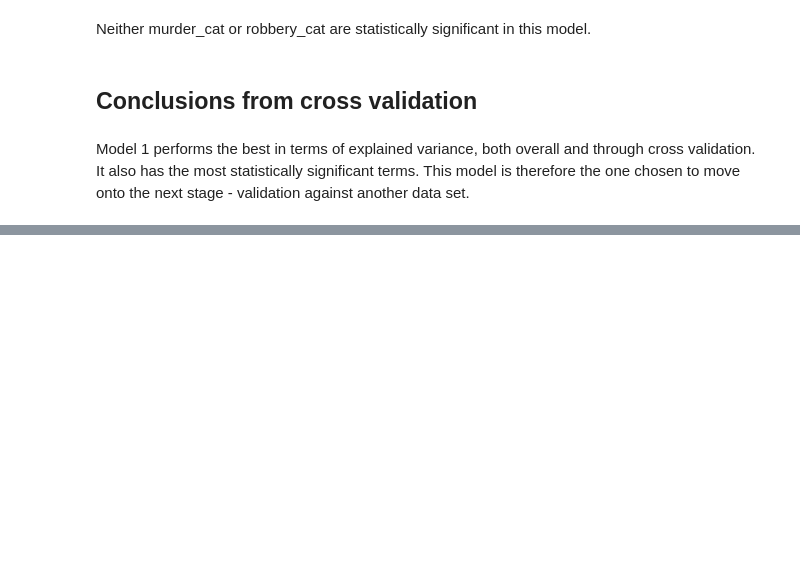
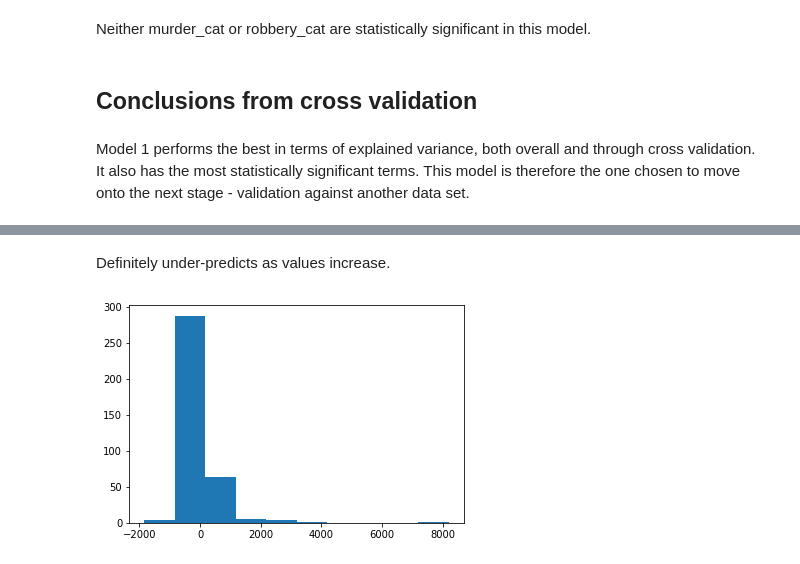
Before and after one commit to SmellsLikeCake/crime-in-ny-state, a Jupyter notebook: Crime-in-ny-state-validation.ipynb, the cells around one changed output, grey strips where cells are left out. Saved outputs shown, nothing was run; the diff lists cells and outputs as text; code cells hidden in the pictures; blank space fills up the shorter version.

```diff
--- a/Crime-in-ny-state-validation.ipynb
+++ b/Crime-in-ny-state-validation.ipynb
@@ -174,0 +348,7 @@ Model 1 performs the best in terms of explained variance, both overall and throu
+# %% [markdown]
+Definitely under-predicts as values increase.
+# %%
+plt.hist(residuals_2014.loc[residuals_2014<20000])
+plt.show()
+# %% [output]
+[figure, added]
```
Also changed, not shown: parts of 44 cells of this notebook.
